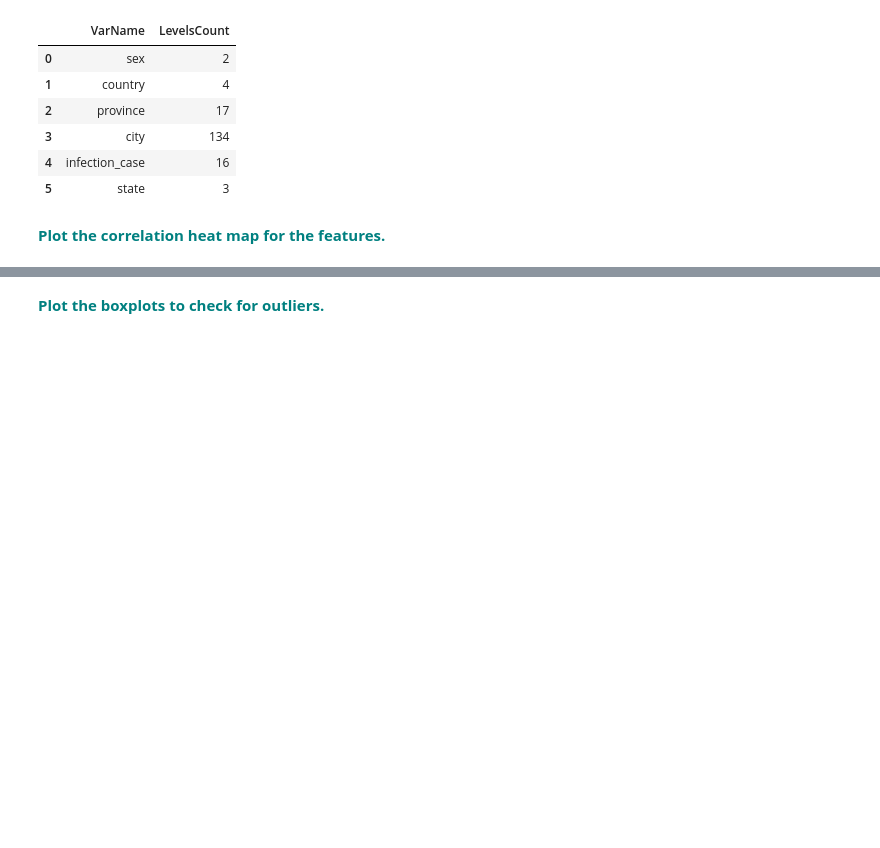
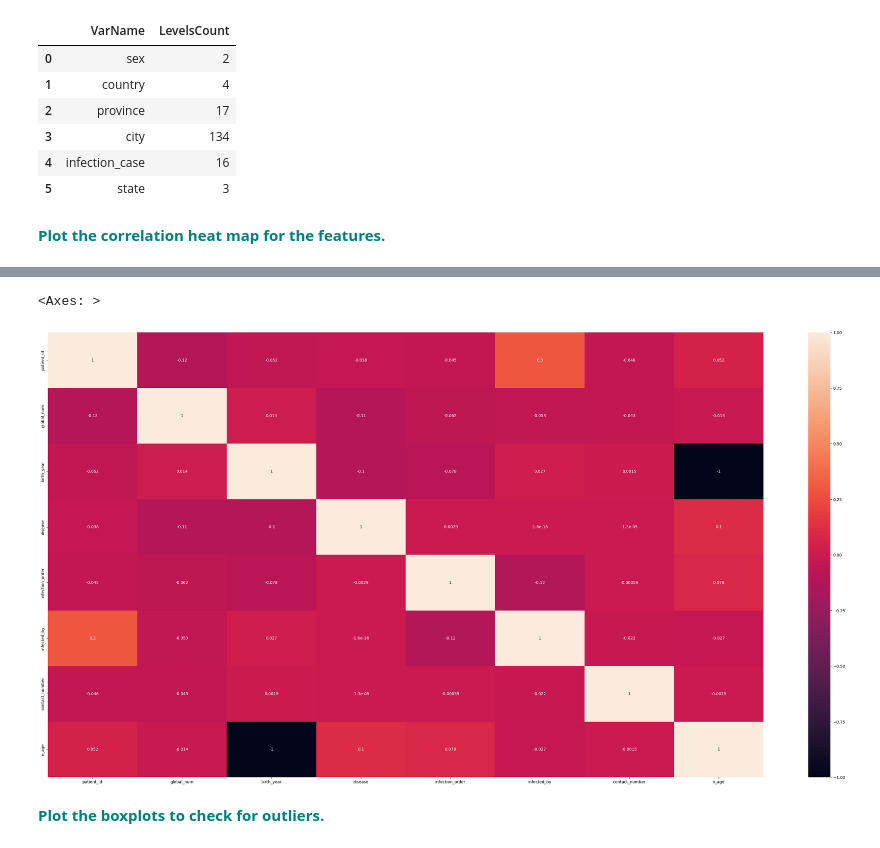
Before and after one commit to dqminhv/RandomForest_casestudy_covid19, a Jupyter notebook: RandomForest_casestudy_covid19.ipynb, the cells around one changed output, grey strips where cells are left out. Saved outputs shown, nothing was run; the diff lists cells and outputs as text; code cells hidden in the pictures; blank space fills up the shorter version.

```diff
--- a/RandomForest_casestudy_covid19.ipynb
+++ b/RandomForest_casestudy_covid19.ipynb
@@ -354,2 +355,8 @@ for v in var:
+# %%
+plt.figure(figsize=(40,20))
+sns.heatmap(df.corr(), annot=True)
+# %% [output]
+<Axes: >
+[figure, added]
 # %% [markdown]
 **<font color='teal'> Plot the boxplots to check for outliers. </font>**
```
Also changed, not shown: parts of 2 cells of this notebook.
